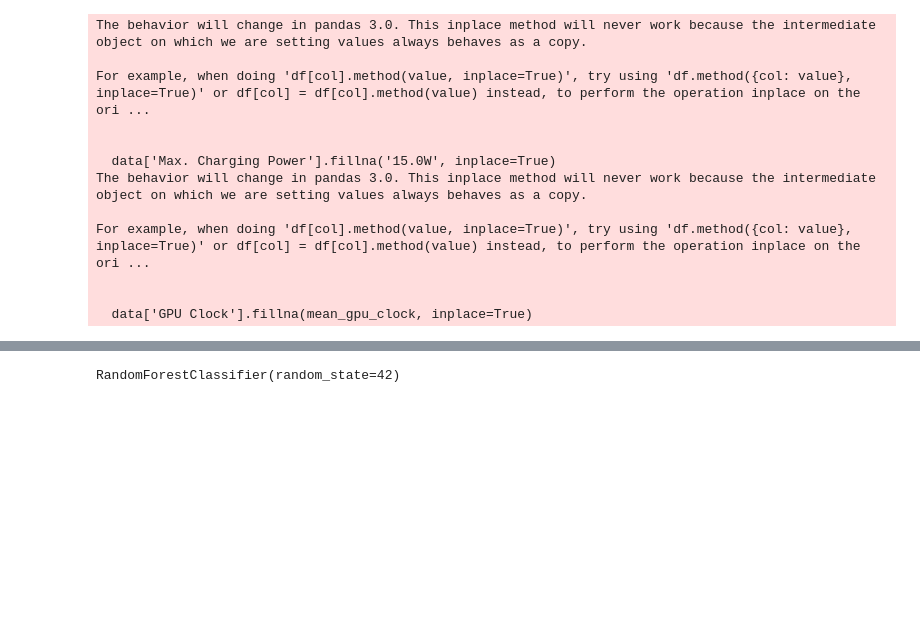
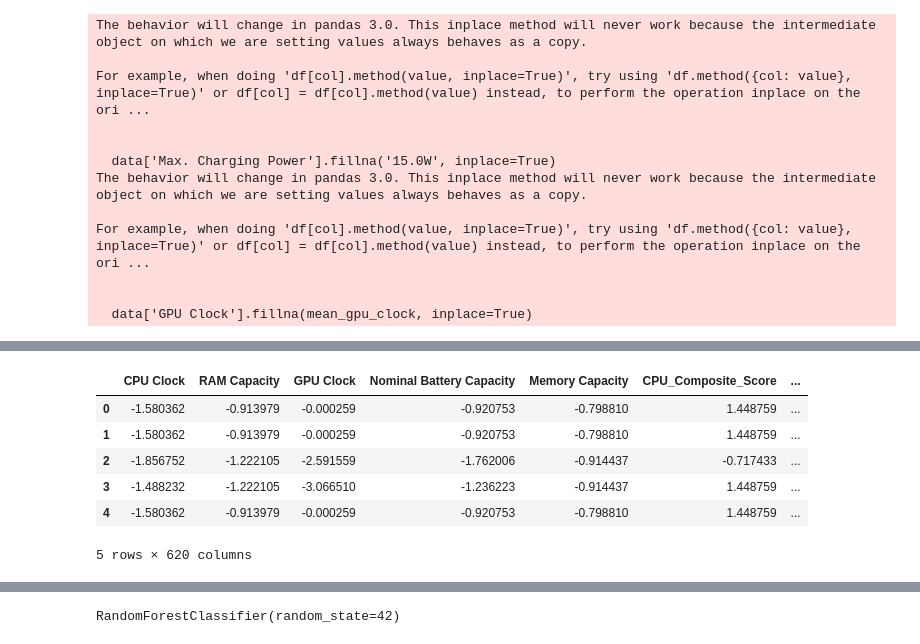
Before and after one commit to DariusVaida/Android_Benchmarking_App, a Jupyter notebook: Untitled0.ipynb, the cells around one changed output, grey strips where cells are left out. Cells and saved outputs as stored; diff of their text form; code cells hidden in the pictures; blank space fills up the shorter version.

```diff
--- a/Untitled0.ipynb
+++ b/Untitled0.ipynb
@@ -220,6 +321,16 @@ from sklearn.preprocessing import StandardScaler
 scaler = StandardScaler()
 numeric_cols = data.select_dtypes(include='number').columns
 data[numeric_cols] = scaler.fit_transform(data[numeric_cols])
+# %%
+data.head()
+# %% [output]
+|  | CPU Clock | RAM Capacity | GPU Clock | Nominal Battery Capacity | Memory Capacity | CPU_Composite_Score | ... |
+| 0 | -1.580362 | -0.913979 | -0.000259 | -0.920753 | -0.798810 | 1.448759 | ... |
+| 1 | -1.580362 | -0.913979 | -0.000259 | -0.920753 | -0.798810 | 1.448759 | ... |
+| 2 | -1.856752 | -1.222105 | -2.591559 | -1.762006 | -0.914437 | -0.717433 | ... |
+| 3 | -1.488232 | -1.222105 | -3.066510 | -1.236223 | -0.914437 | 1.448759 | ... |
+| 4 | -1.580362 | -0.913979 | -0.000259 | -0.920753 | -0.798810 | 1.448759 | ... |
+5 rows × 620 columns
 # %%
 def compute_performance_score(row):
     score = 0
```
Also changed, not shown: parts of 21 cells of this notebook.
